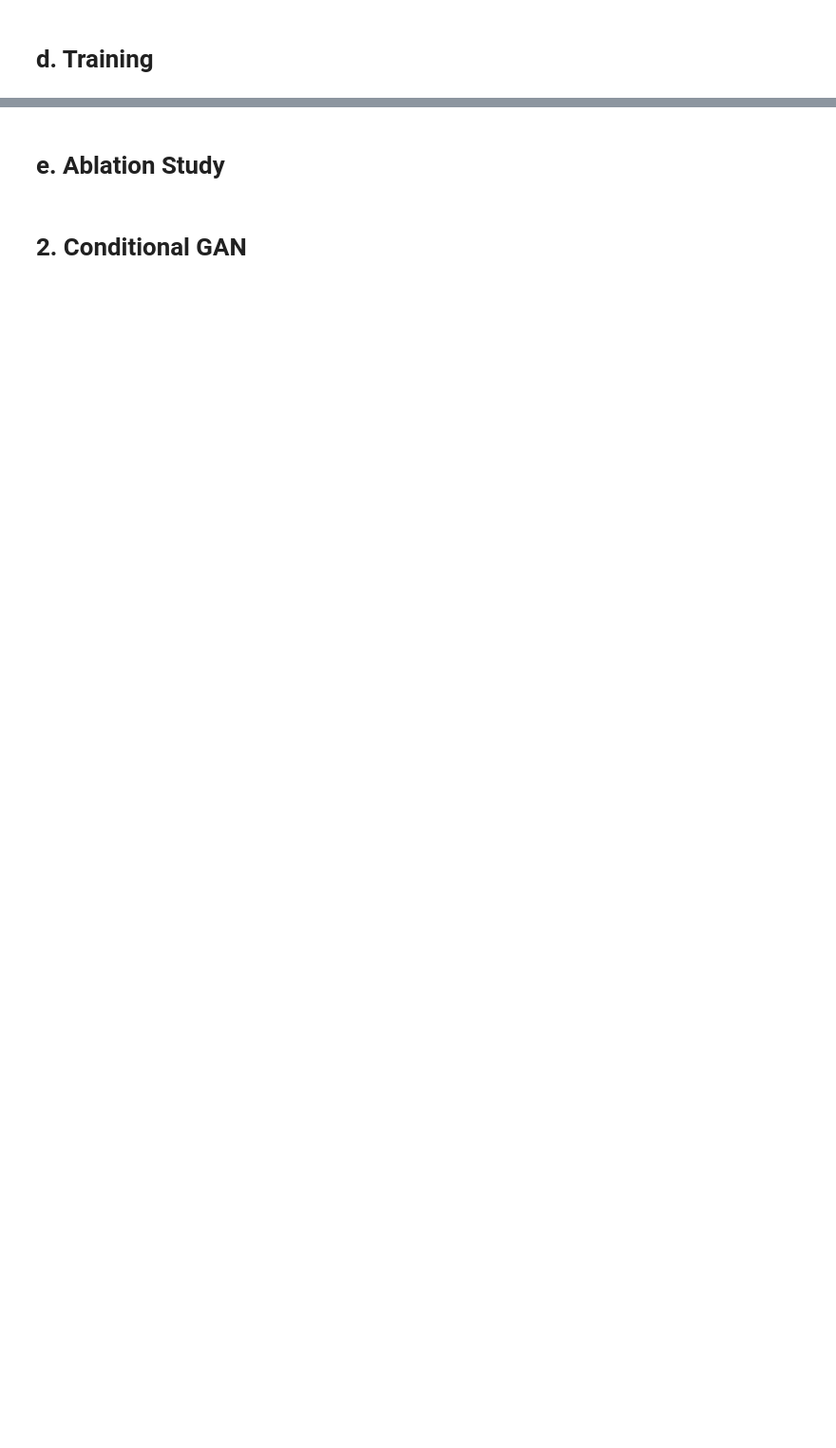
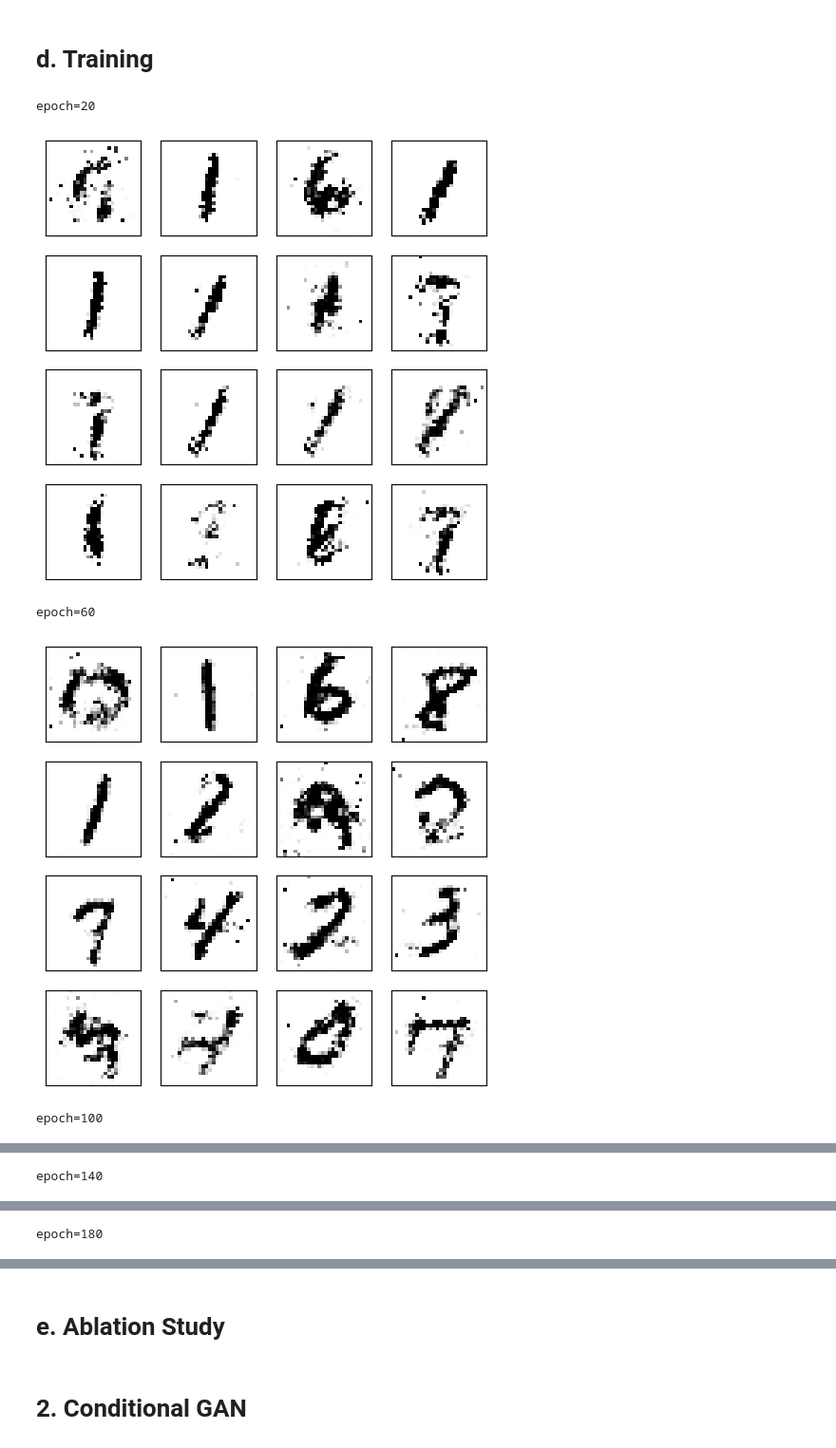
Before and after one commit to ztzhu1/MIT6.S978, a Jupyter notebook: pset3.ipynb, the cells around one changed output, grey strips where cells are left out. Shown: that part at 95% size. Drawn from its saved outputs; the diff is of its cells as text; code cells hidden in the pictures; blank space fills up the shorter version.

```diff
--- a/pset3.ipynb
+++ b/pset3.ipynb
@@ -153,7 +179,7 @@ class Discriminator(nn.Module):
 # e. Model for Generator
 # %%
 class Generator(nn.Module):
-    def __init__(self, dim_z=100, channels = [128, 256, 512], with_condition=False):
+    def __init__(self, dim_z=100, channels=[128, 256, 512], with_condition=False):
         super().__init__()
         self.dim_z = dim_z
         self.with_condition = with_condition
@@ -162,15 +188,26 @@ class Generator(nn.Module):
         ##################
         ### Problem 1: Implement Generator
         ##################
+        self.model = [nn.Linear(dim_z, channels[0]), nn.LeakyReLU()]
+        for i in range(len(channels) - 1):
+            self.model += [nn.Linear(channels[i], channels[i + 1]), nn.LeakyReLU()]
+        self.model += [nn.Linear(channels[-1], 784), nn.Tanh()]
+        self.model = nn.Sequential(*self.model)
 
     def forward(self, x, label=None):
         x = x.view(x.size(0), self.dim_z)
 
         if self.with_condition:
-          assert label is not None
-          ##################
-          ### Problem 3: Implement Conditional GAN
-          ##################
+            assert label is not None
+            ##################
+            ### Problem 3: Implement Conditional GAN
+            ##################
 
         out = self.model(x)
         return out
+
+
+with torch.no_grad():
+    generator = Generator(with_condition=False).to(device)
+    noise = Variable(torch.randn(batch_size, generator.dim_z)).to(device)
+    print(generator(noise).shape)
@@ -245,0 +290,12 @@ monitor_losses(d_losses, d_losses_fake, g_losses, g_losses_fake)
+# %%
+generator = Generator(with_condition=False).to(device)
+for epoch in [20, 60, 100, 140, 180, 220]:
+    generator.load_state_dict(torch.load(f"./models/GAN_gen_epoch={epoch}.pt"))
+    print(f"epoch={epoch}")
+    monitor_images(generator, test_noise, with_condition=generator.with_condition)
+# %% [output]
+epoch=20
+[figure, added]
+epoch=60
+[figure, added]
+epoch=100
@@ -245,0 +303 @@ monitor_losses(d_losses, d_losses_fake, g_losses, g_losses_fake)
+epoch=140
@@ -245,0 +305 @@ monitor_losses(d_losses, d_losses_fake, g_losses, g_losses_fake)
+epoch=180
```
Also changed, not shown: parts of 7 cells of this notebook, 15 other files.
